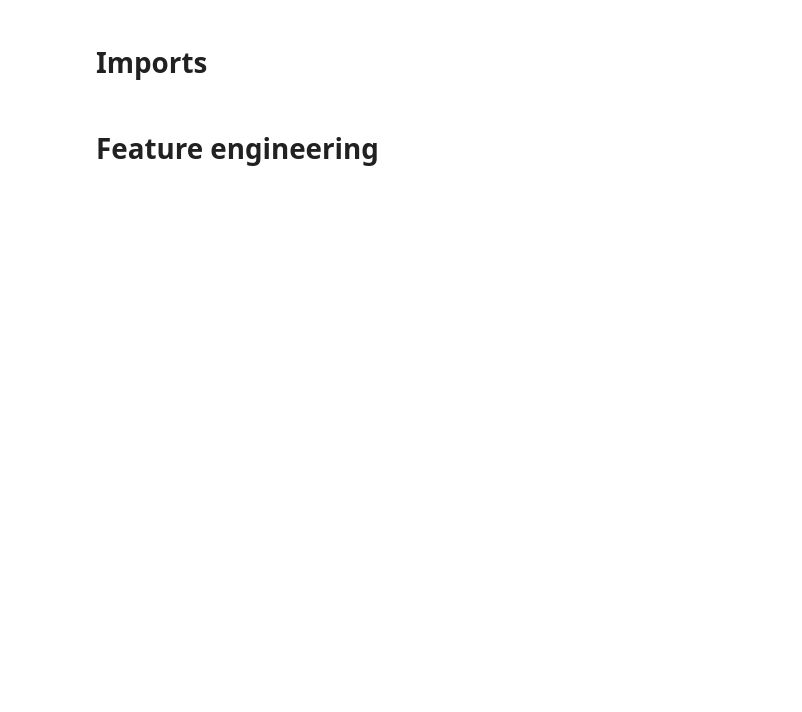
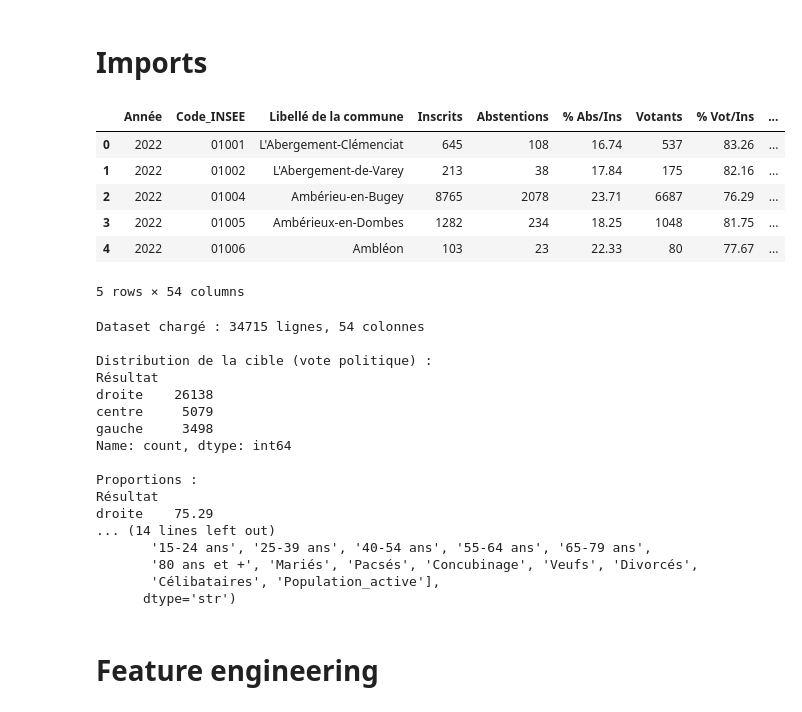
Before and after one commit to AlexandreCrestien/political-prediction, a Jupyter notebook: ml/classification.ipynb, the cells around one changed output. Saved outputs shown, nothing was run; the diff lists cells and outputs as text; code cells hidden in the pictures; blank space fills up the shorter version.

```diff
--- a/ml/classification.ipynb
+++ b/ml/classification.ipynb
@@ -23,20 +24,45 @@ import xgboost as xgb
 # %%
 df = pd.read_csv('../data/df_stats.csv', sep=';', dtype={'Code_INSEE': str})
-df_train = df.copy()
+df_train = df[df['Année'] == 2022].copy()
 display(df_train.head(5))
 print(f"Dataset chargé : {df_train.shape[0]} lignes, {df_train.shape[1]} colonnes")
 
 print(f"\nDistribution de la cible (vote politique) :")
 print(df_train['Résultat'].value_counts())
 print(f"\nProportions :")
 print(df_train['Résultat'].value_counts(normalize=True).round(4) * 100)
 
 print('\nColonnes :')
 print(df_train.columns)
 
 # df_null = df[df.isna().any(axis=1)]
 # df = df.dropna()
 # print(f"Valeurs manquantes supprimées, df final : {df.shape[0]} lignes, {df.shape[1]} colonnes")
+# %% [output]
+|  | Année | Code_INSEE | Libellé de la commune | Inscrits | Abstentions | % Abs/Ins | Votants | % Vot/Ins | ... |
+| 0 | 2022 | 01001 | L'Abergement-Clémenciat | 645 | 108 | 16.74 | 537 | 83.26 | ... |
+| 1 | 2022 | 01002 | L'Abergement-de-Varey | 213 | 38 | 17.84 | 175 | 82.16 | ... |
+| 2 | 2022 | 01004 | Ambérieu-en-Bugey | 8765 | 2078 | 23.71 | 6687 | 76.29 | ... |
+| 3 | 2022 | 01005 | Ambérieux-en-Dombes | 1282 | 234 | 18.25 | 1048 | 81.75 | ... |
+| 4 | 2022 | 01006 | Ambléon | 103 | 23 | 22.33 | 80 | 77.67 | ... |
+5 rows × 54 columns
+Dataset chargé : 34715 lignes, 54 colonnes
+
+Distribution de la cible (vote politique) :
+Résultat
+droite    26138
+centre     5079
+gauche     3498
+Name: count, dtype: int64
+
+Proportions :
+Résultat
+droite    75.29
+... (14 lines left out)
+       '15-24 ans', '25-39 ans', '40-54 ans', '55-64 ans', '65-79 ans',
+       '80 ans et +', 'Mariés', 'Pacsés', 'Concubinage', 'Veufs', 'Divorcés',
+       'Célibataires', 'Population_active'],
+      dtype='str')
 # %% [markdown]
 # Feature engineering
 # %%
```
Also changed, not shown: parts of 11 cells of this notebook, 1 other file.
